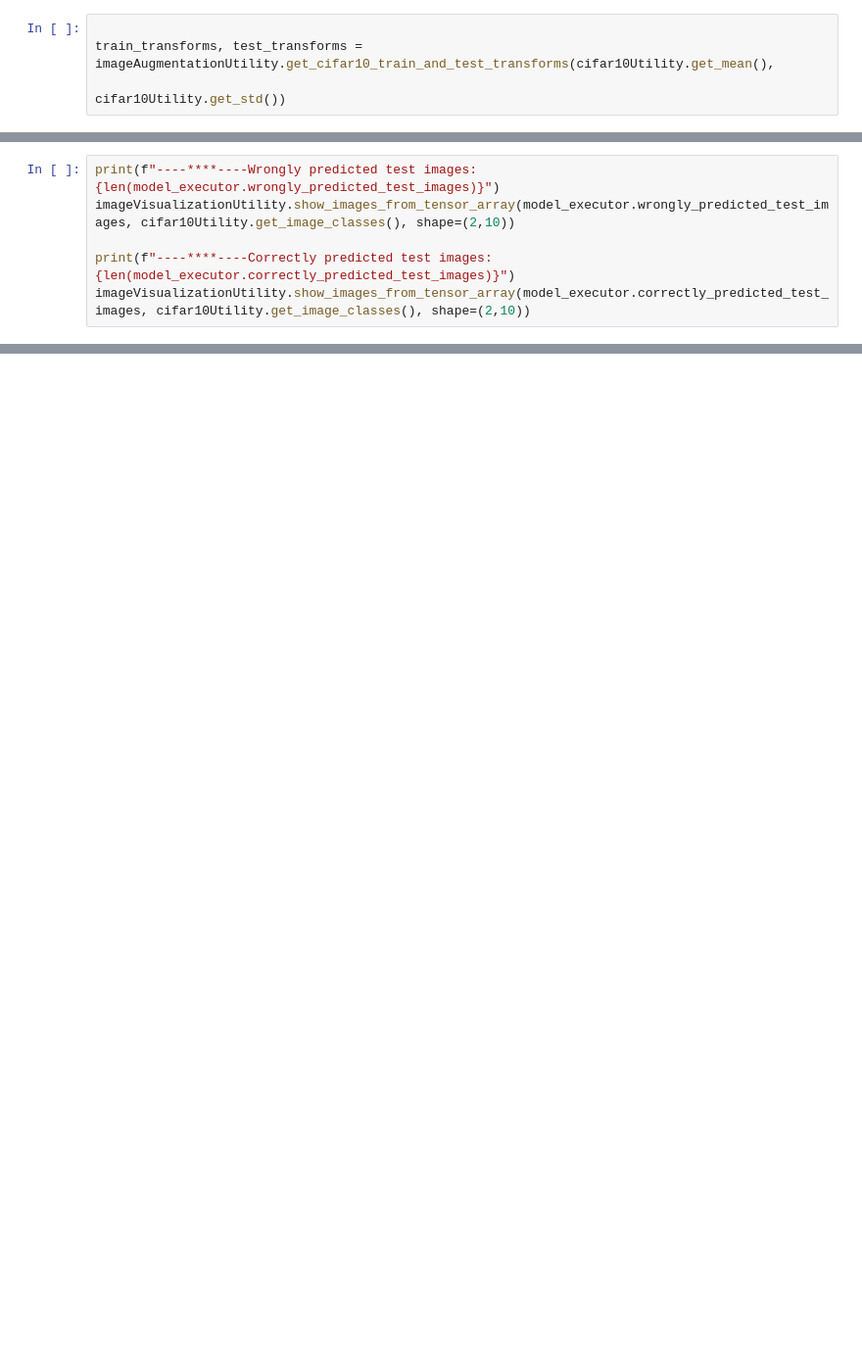
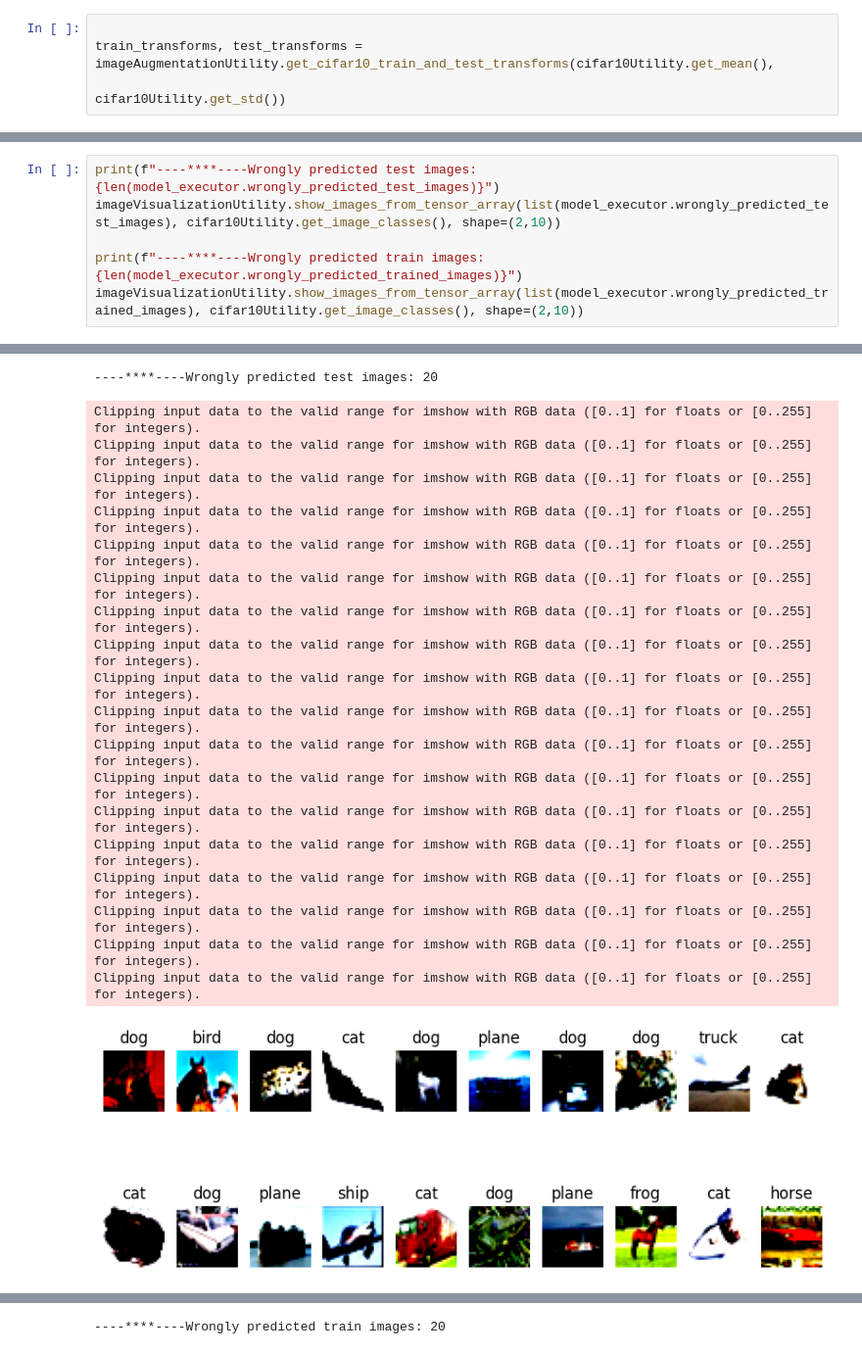
Before and after one commit to prithsha/erav2-session-11-plus, a Jupyter notebook: assignment_11_gradcam_resnet18.ipynb, the cells around one changed output, grey strips where cells are left out. Shown at 98% size. Cells and saved outputs as stored; diff of their text form; blank space fills up the shorter version.

```diff
--- a/assignment_11_gradcam_resnet18.ipynb
+++ b/assignment_11_gradcam_resnet18.ipynb
@@ -41,6 +94,7 @@ model_executor.execute(epochs=EPOCHS, model=model, criterion=criterion,
 # %%
 print(f"----****----Wrongly predicted test images: {len(model_executor.wrongly_predicted_test_images)}")
-imageVisualizationUtility.show_images_from_tensor_array(model_executor.wrongly_predicted_test_images, cifar10Utility.get_image_classes(), shape=(2,10))
+imageVisualizationUtility.show_images_from_tensor_array(list(model_executor.wrongly_predicted_test_images), cifar10Utility.get_image_classes(), shape=(2,10))
 
-print(f"----****----Correctly predicted test images: {len(model_executor.correctly_predicted_test_images)}")
-imageVisualizationUtility.show_images_from_tensor_array(model_executor.correctly_predicted_test_images, cifar10Utility.get_image_classes(), shape=(2,10))
+print(f"----****----Wrongly predicted train images: {len(model_executor.wrongly_predicted_trained_images)}")
+imageVisualizationUtility.show_images_from_tensor_array(list(model_executor.wrongly_predicted_trained_images), cifar10Utility.get_image_classes(), shape=(2,10))
+# %% [output]
@@ -46,0 +103,20 @@ imageVisualizationUtility.show_images_from_tensor_array(model_executor.correctly
+----****----Wrongly predicted test images: 20
+Clipping input data to the valid range for imshow with RGB data ([0..1] for floats or [0..255] for integers).
+Clipping input data to the valid range for imshow with RGB data ([0..1] for floats or [0..255] for integers).
+Clipping input data to the valid range for imshow with RGB data ([0..1] for floats or [0..255] for integers).
+Clipping input data to the valid range for imshow with RGB data ([0..1] for floats or [0..255] for integers).
+Clipping input data to the valid range for imshow with RGB data ([0..1] for floats or [0..255] for integers).
+Clipping input data to the valid range for imshow with RGB data ([0..1] for floats or [0..255] for integers).
+Clipping input data to the valid range for imshow with RGB data ([0..1] for floats or [0..255] for integers).
+Clipping input data to the valid range for imshow with RGB data ([0..1] for floats or [0..255] for integers).
+Clipping input data to the valid range for imshow with RGB data ([0..1] for floats or [0..255] for integers).
+Clipping input data to the valid range for imshow with RGB data ([0..1] for floats or [0..255] for integers).
+Clipping input data to the valid range for imshow with RGB data ([0..1] for floats or [0..255] for integers).
+Clipping input data to the valid range for imshow with RGB data ([0..1] for floats or [0..255] for integers).
+Clipping input data to the valid range for imshow with RGB data ([0..1] for floats or [0..255] for integers).
+Clipping input data to the valid range for imshow with RGB data ([0..1] for floats or [0..255] for integers).
+Clipping input data to the valid range for imshow with RGB data ([0..1] for floats or [0..255] for integers).
+Clipping input data to the valid range for imshow with RGB data ([0..1] for floats or [0..255] for integers).
+Clipping input data to the valid range for imshow with RGB data ([0..1] for floats or [0..255] for integers).
+Clipping input data to the valid range for imshow with RGB data ([0..1] for floats or [0..255] for integers).
+[figure, added]
@@ -46,0 +135 @@ imageVisualizationUtility.show_images_from_tensor_array(model_executor.correctly
+----****----Wrongly predicted train images: 20
```
Also changed, not shown: parts of 13 cells of this notebook, 5 other files.
